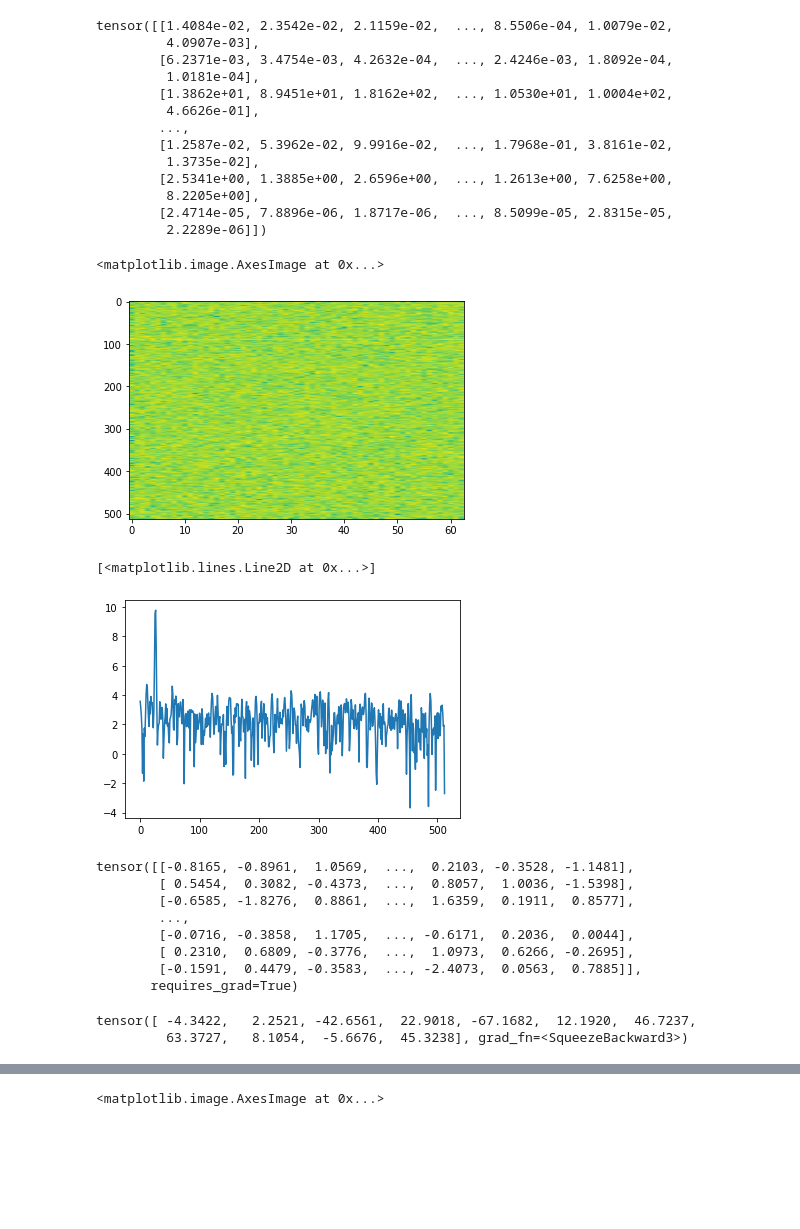
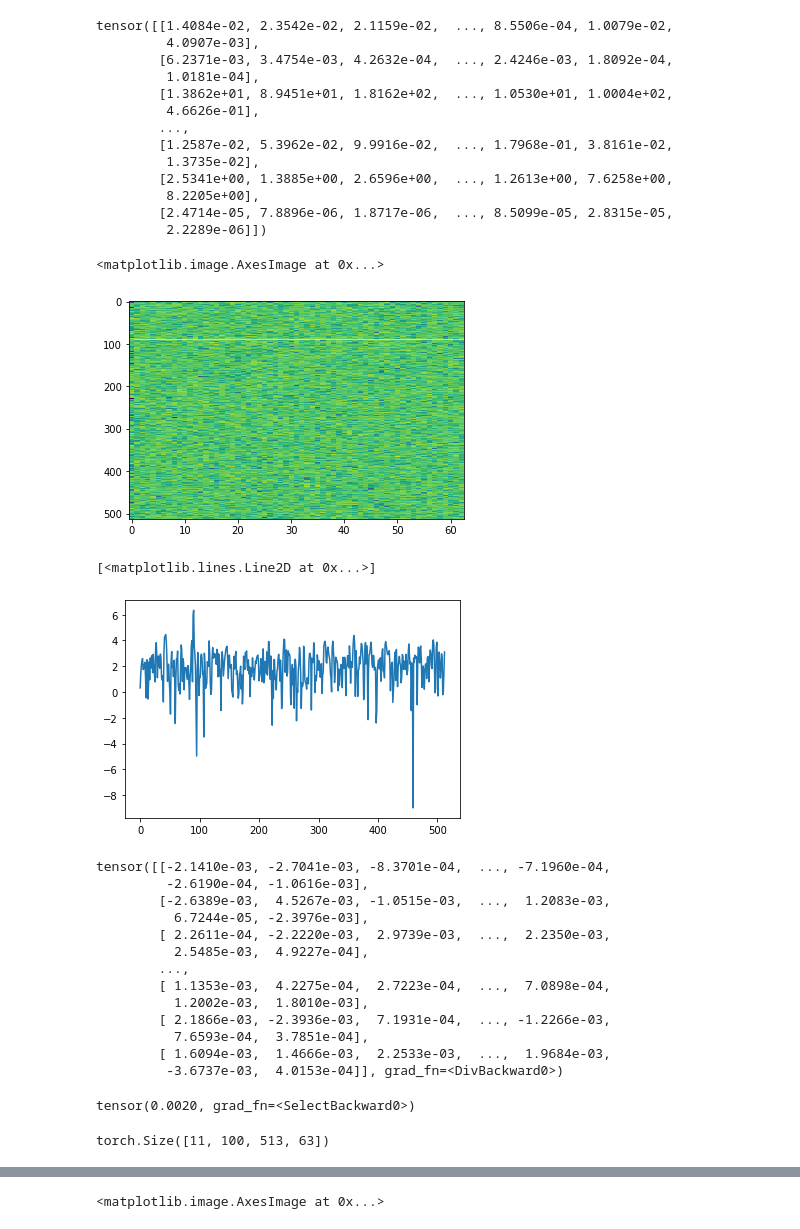
Before and after one commit to jdasam/ant5015-2022Spring, a Jupyter notebook: 3rd week Live Coding.ipynb, the cells around one changed output, grey strips where cells are left out. Cells and saved outputs as stored; diff of their text form; code cells hidden in the pictures; blank space fills up the shorter version.

```diff
--- a/3rd week Live Coding.ipynb
+++ b/3rd week Live Coding.ipynb
@@ -338,29 +334,36 @@ tensor([[1.4084e-02, 2.3542e-02, 2.1159e-02,  ..., 8.5506e-04, 1.0079e-02,
         [2.4714e-05, 7.8896e-06, 1.8717e-06,  ..., 8.5099e-05, 2.8315e-05,
          2.2289e-06]])
 # %%
-plt.imshow(torch.log(total_spec[10, 70]), aspect='auto')
+import matplotlib.pyplot as plt
+plt.imshow(torch.log(total_spec[10, 70]), aspect='auto', interpolation='nearest')
 # %% [output]
 <matplotlib.image.AxesImage at 0x...>
-[figure, old version]
+[figure, new version]
 # %%
-plt.plot(torch.log(total_spec[0, 0, :, 30]))
+plt.plot(torch.log(total_spec[10, 70, :, 30])) # 10번째 pitch 샘플의 70번째 사인 오디오 샘플의 전체 프리퀀시 bin, 30번째 time bin
 # %% [output]
 [<matplotlib.lines.Line2D at 0x...>]
-[figure, old version]
+[figure, new version]
 # %%
-model = torch.randn(513, 11, requires_grad=True)
+import torch.nn as nn
+model = torch.randn(513, 11, requires_grad=True) / 513
+# model = nn.Linear
 model
 # %% [output]
-tensor([[-0.8165, -0.8961,  1.0569,  ...,  0.2103, -0.3528, -1.1481],
-        [ 0.5454,  0.3082, -0.4373,  ...,  0.8057,  1.0036, -1.5398],
-        [-0.6585, -1.8276,  0.8861,  ...,  1.6359,  0.1911,  0.8577],
+tensor([[-2.1410e-03, -2.7041e-03, -8.3701e-04,  ..., -7.1960e-04,
+         -2.6190e-04, -1.0616e-03],
+        [-2.6389e-03,  4.5267e-03, -1.0515e-03,  ...,  1.2083e-03,
+          6.7244e-05, -2.3976e-03],
+        [ 2.2611e-04, -2.2220e-03,  2.9739e-03,  ...,  2.2350e-03,
+          2.5485e-03,  4.9227e-04],
         ...,
-        [-0.0716, -0.3858,  1.1705,  ..., -0.6171,  0.2036,  0.0044],
-        [ 0.2310,  0.6809, -0.3776,  ...,  1.0973,  0.6266, -0.2695],
-        [-0.1591,  0.4479, -0.3583,  ..., -2.4073,  0.0563,  0.7885]],
-       requires_grad=True)
+        [ 1.1353e-03,  4.2275e-04,  2.7223e-04,  ...,  7.0898e-04,
+          1.2002e-03,  1.8010e-03],
+        [ 2.1866e-03, -2.3936e-03,  7.1931e-04,  ..., -1.2266e-03,
+          7.6593e-04,  3.7851e-04],
+        [ 1.6094e-03,  1.4666e-03,  2.2533e-03,  ...,  1.9684e-03,
+         -3.6737e-03,  4.0153e-04]], grad_fn=<DivBackward0>)
-# %%
-torch.matmul(torch.log(total_spec[0, 0, :, 30] + 1e-7), model)
-# %% [output]
-tensor([ -4.3422,   2.2521, -42.6561,  22.9018, -67.1682,  12.1920,  46.7237,
-         63.3727,   8.1054,  -5.6676,  45.3238], grad_fn=<SqueezeBackward3>)
+# %%
+model[0, 5] # 0번째 frequency bin에 대한 5번째 뉴런의 weight
+# %% [output]
+tensor(0.0020, grad_fn=<SelectBackward0>)
@@ -366,0 +372,4 @@ tensor([ -4.3422,   2.2521, -42.6561,  22.9018, -67.1682,  12.1920,  46.7237,
+# %%
+log_spec.shape
+# %% [output]
+torch.Size([11, 100, 513, 63])
```
Also changed, not shown: parts of 31 cells of this notebook.
